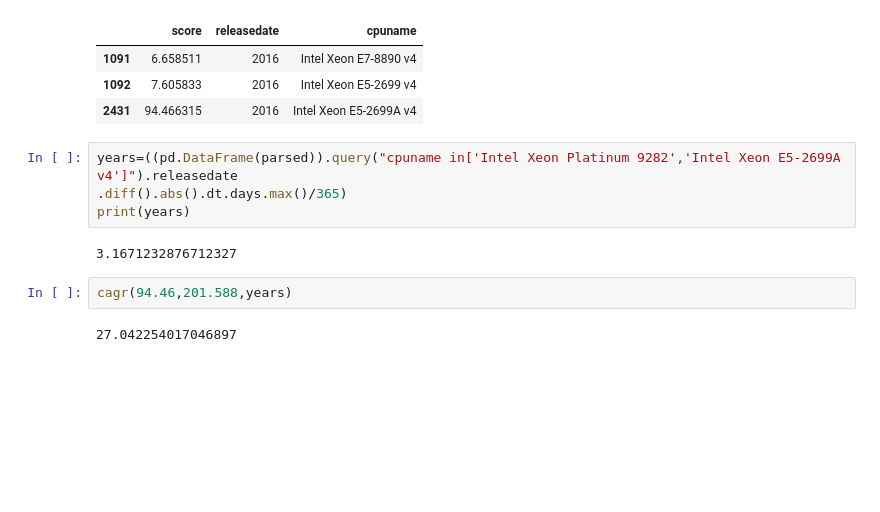
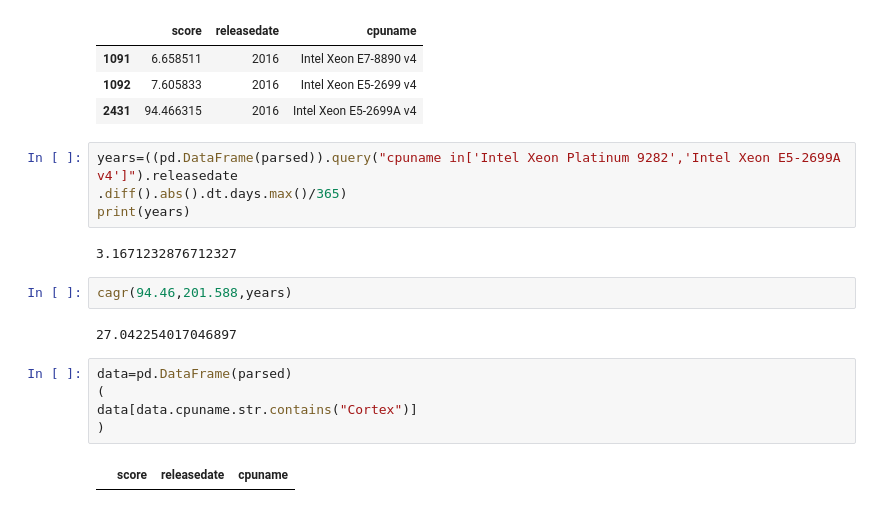
Before and after one commit to jlricon/open_nintil, a Jupyter notebook: semiconductors/Semiconductors.ipynb, the cells around one changed output. Drawn from its saved outputs; the diff is of its cells as text; blank space fills up the shorter version.

```diff
--- a/semiconductors/Semiconductors.ipynb
+++ b/semiconductors/Semiconductors.ipynb
@@ -146,3 +146,10 @@ print(years)
 cagr(94.46,201.588,years)
 # %% [output]
 27.042254017046897
+# %%
+data=pd.DataFrame(parsed)
+(
+data[data.cpuname.str.contains("Cortex")]
+)
+# %% [output]
+|  | score | releasedate | cpuname |
```
Also changed, not shown: parts of 2 cells of this notebook.
